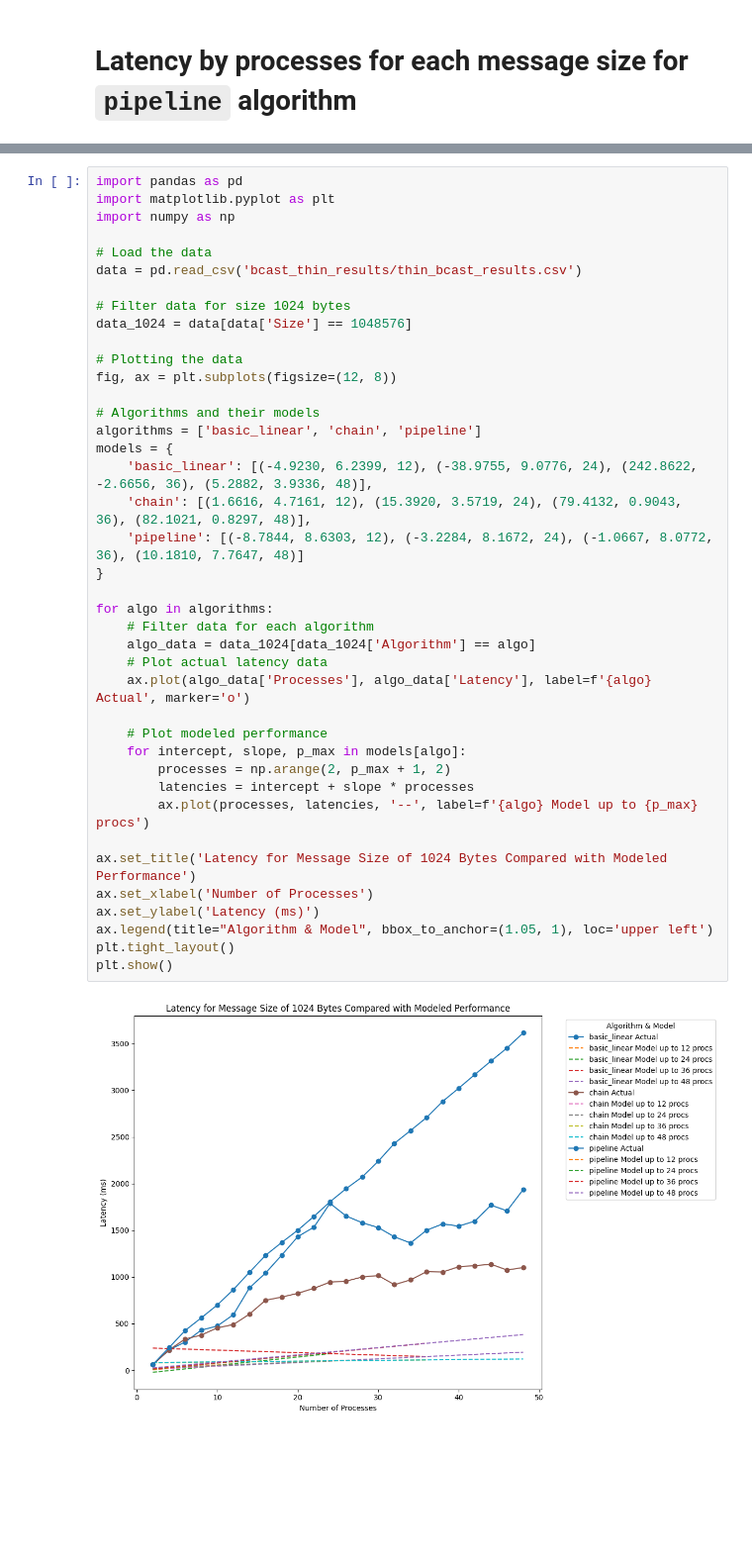
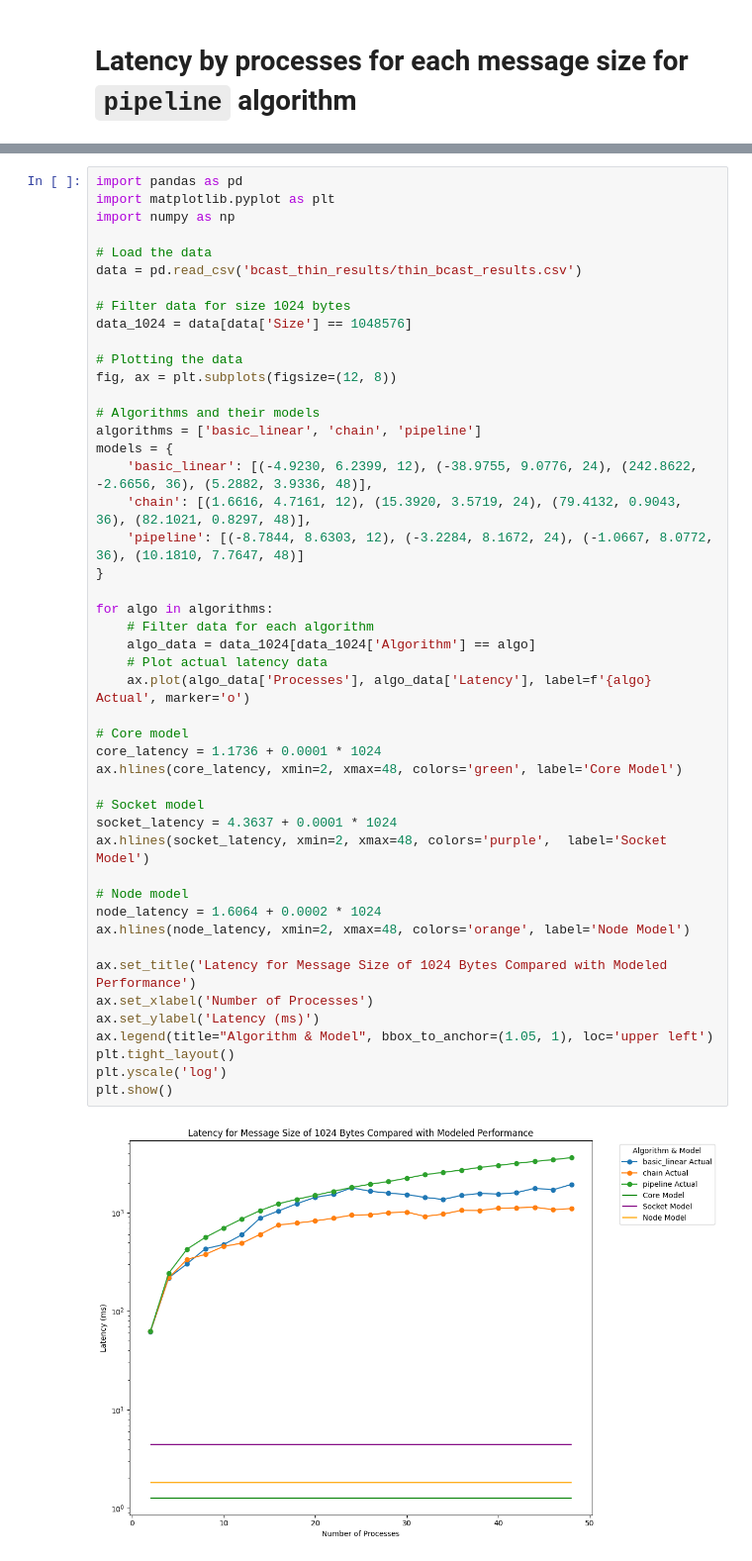
Before and after one commit to abandrea/HPC, a Jupyter notebook: exercise_1/project_1/bcast.ipynb, the cells around one changed output, grey strips where cells are left out. Shown at 99% size. Cells and saved outputs as stored; diff of their text form; blank space fills up the shorter version.

```diff
--- a/exercise_1/project_1/bcast.ipynb
+++ b/exercise_1/project_1/bcast.ipynb
@@ -225,39 +234,46 @@ import numpy as np
 data = pd.read_csv('bcast_thin_results/thin_bcast_results.csv')
 
 # Filter data for size 1024 bytes
 data_1024 = data[data['Size'] == 1048576]
 
 # Plotting the data
 fig, ax = plt.subplots(figsize=(12, 8))
 
 # Algorithms and their models
 algorithms = ['basic_linear', 'chain', 'pipeline']
 models = {
     'basic_linear': [(-4.9230, 6.2399, 12), (-38.9755, 9.0776, 24), (242.8622, -2.6656, 36), (5.2882, 3.9336, 48)],
     'chain': [(1.6616, 4.7161, 12), (15.3920, 3.5719, 24), (79.4132, 0.9043, 36), (82.1021, 0.8297, 48)],
     'pipeline': [(-8.7844, 8.6303, 12), (-3.2284, 8.1672, 24), (-1.0667, 8.0772, 36), (10.1810, 7.7647, 48)]
 }
 
 for algo in algorithms:
     # Filter data for each algorithm
     algo_data = data_1024[data_1024['Algorithm'] == algo]
     # Plot actual latency data
     ax.plot(algo_data['Processes'], algo_data['Latency'], label=f'{algo} Actual', marker='o')
 
-    # Plot modeled performance
-    for intercept, slope, p_max in models[algo]:
-        processes = np.arange(2, p_max + 1, 2)
-        latencies = intercept + slope * processes
-        ax.plot(processes, latencies, '--', label=f'{algo} Model up to {p_max} procs')
+# Core model
+core_latency = 1.1736 + 0.0001 * 1024
+ax.hlines(core_latency, xmin=2, xmax=48, colors='green', label='Core Model')
+
+# Socket model
+socket_latency = 4.3637 + 0.0001 * 1024
+ax.hlines(socket_latency, xmin=2, xmax=48, colors='purple',  label='Socket Model')
+
+# Node model
+node_latency = 1.6064 + 0.0002 * 1024
+ax.hlines(node_latency, xmin=2, xmax=48, colors='orange', label='Node Model')
 
 ax.set_title('Latency for Message Size of 1024 Bytes Compared with Modeled Performance')
 ax.set_xlabel('Number of Processes')
 ax.set_ylabel('Latency (ms)')
 ax.legend(title="Algorithm & Model", bbox_to_anchor=(1.05, 1), loc='upper left')
 plt.tight_layout()
+plt.yscale('log')
 plt.show()
 # %% [output]
-[figure, old version]
+[figure, new version]
 # %%
 import pandas as pd
 import matplotlib.pyplot as plt
```
Also changed, not shown: parts of 9 cells of this notebook, 2 other files.
